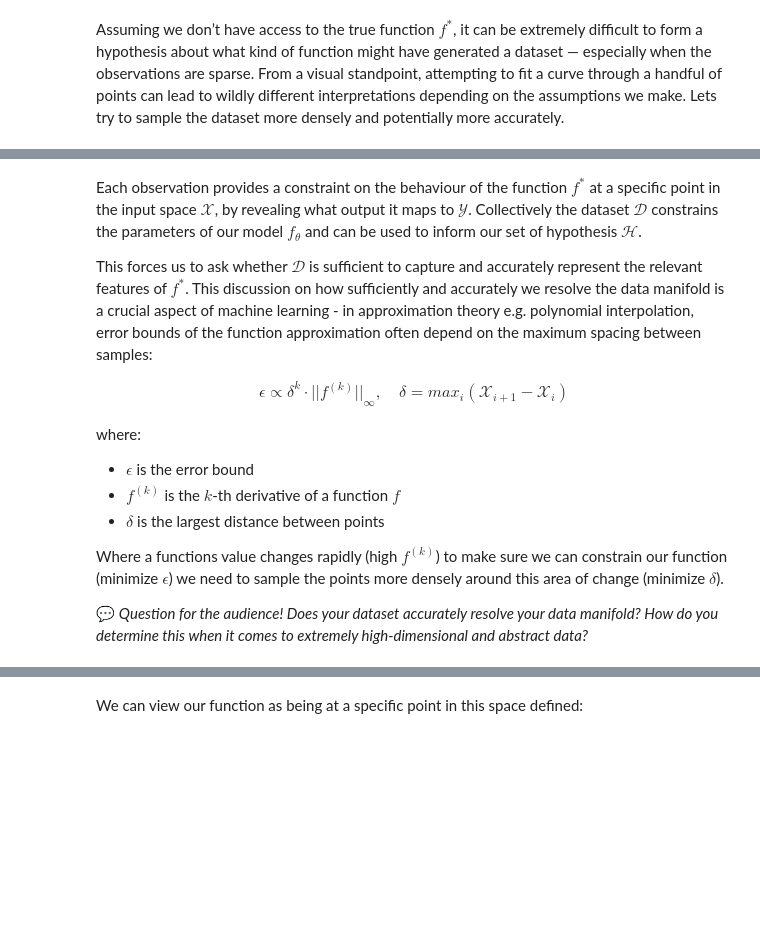
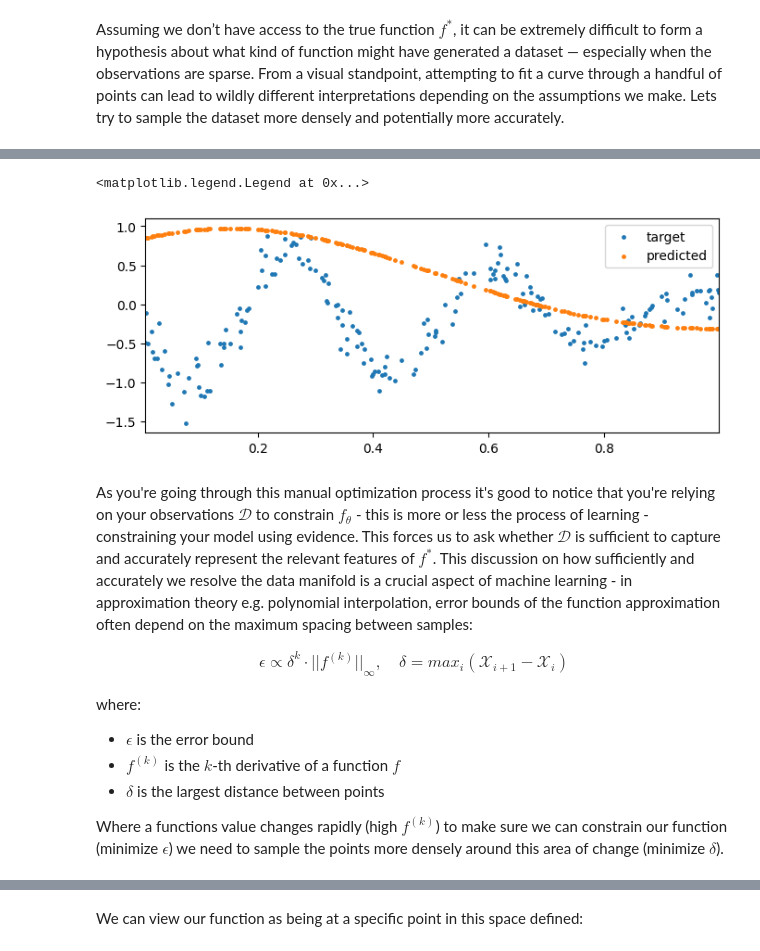
Before and after one commit to nextgenerationgraduatesprogram/nextgen25-mlai-workshop01, a Jupyter notebook: notebooks/main.ipynb, the cells around one changed output, grey strips where cells are left out. Drawn from its saved outputs; the diff is of its cells as text; code cells hidden in the pictures; blank space fills up the shorter version.

```diff
--- a/notebooks/main.ipynb
+++ b/notebooks/main.ipynb
@@ -410,7 +459,21 @@ ax.set_ylabel("y")
+# %%
+# select a suitable parameterization <-- vary the parameterization
+f_approx = H(tau=1, phi=1)
+
+# get our predictions
+y_pred = f_approx(x_meas)
+
+# plot the target function
+fig, ax = plt.subplots(figsize=(8,3))
+ax.scatter(x_meas, y_obs, s=6, label="target")
+ax.scatter(x_meas, y_pred, s=6, label="predicted")
+ax.set_xlim(x_meas.min(), x_meas.max())
+ax.legend(loc="best")
+# %% [output]
+<matplotlib.legend.Legend at 0x...>
+[figure, added]
 # %% [markdown]
-Each observation provides a constraint on the behaviour of the function $f^{*}$ at a specific point in the input space $\mathcal{X}$, by revealing what output it maps to $\mathcal{Y}$. Collectively the dataset $\mathcal{D}$ constrains the parameters of our model $f_{\theta}$ and can be used to inform our set of hypothesis $\mathcal{H}$.
-
-This forces us to ask whether $\mathcal{D}$ is sufficient to capture and accurately represent the relevant features of $f^{*}$. This discussion on how sufficiently and accurately we resolve the data manifold is a crucial aspect of machine learning - in approximation theory e.g. polynomial interpolation, error bounds of the function approximation often depend on the maximum spacing between samples:
+As you're going through this manual optimization process it's good to notice that you're relying on your observations $\mathcal{D}$ to constrain $f_{\theta}$ - this is more or less the process of learning - constraining your model using evidence. This forces us to ask whether $\mathcal{D}$ is sufficient to capture and accurately represent the relevant features of $f^{*}$. This discussion on how sufficiently and accurately we resolve the data manifold is a crucial aspect of machine learning - in approximation theory e.g. polynomial interpolation, error bounds of the function approximation often depend on the maximum spacing between samples:
 
 \begin{align*}
     \epsilon \propto \delta^{k} \cdot || f^{(k)} ||_{\infty}, \quad
@@ -423,5 +486,3 @@ where:
 - $\delta$ is the largest distance between points
 
 Where a functions value changes rapidly (high $f^{(k)}$) to make sure we can constrain our function (minimize $\epsilon$) we need to sample the points more densely around this area of change (minimize $\delta$).
-
-💬 *Question for the audience! Does your dataset accurately resolve your data manifold? How do you determine this when it comes to extremely high-dimensional and abstract data?*
```
Also changed, not shown: parts of 64 cells of this notebook.
